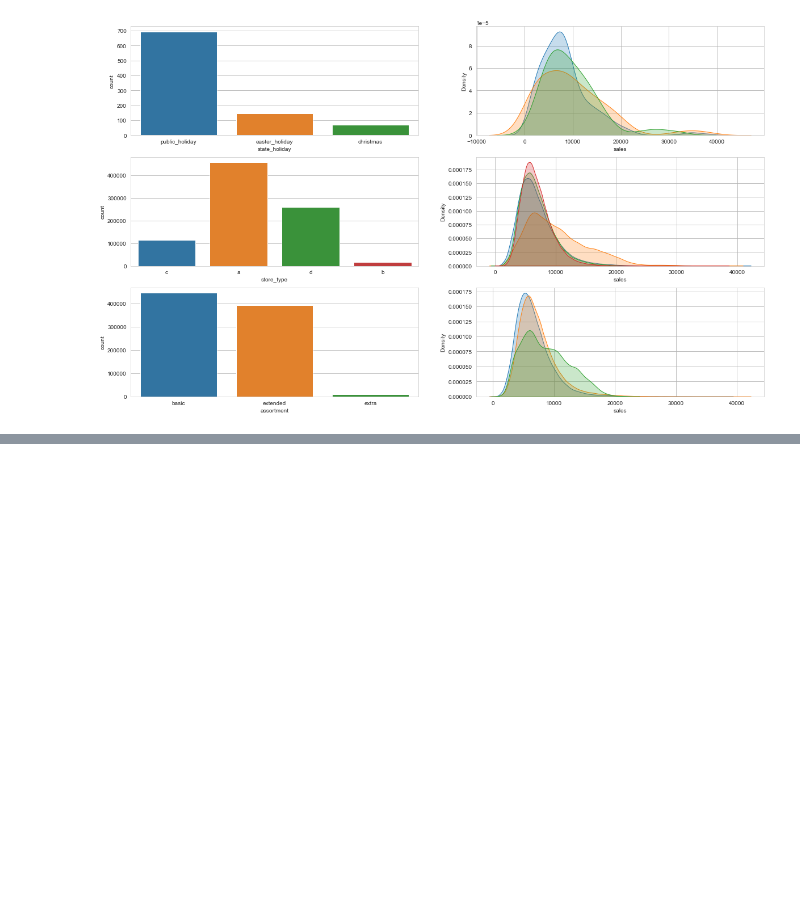
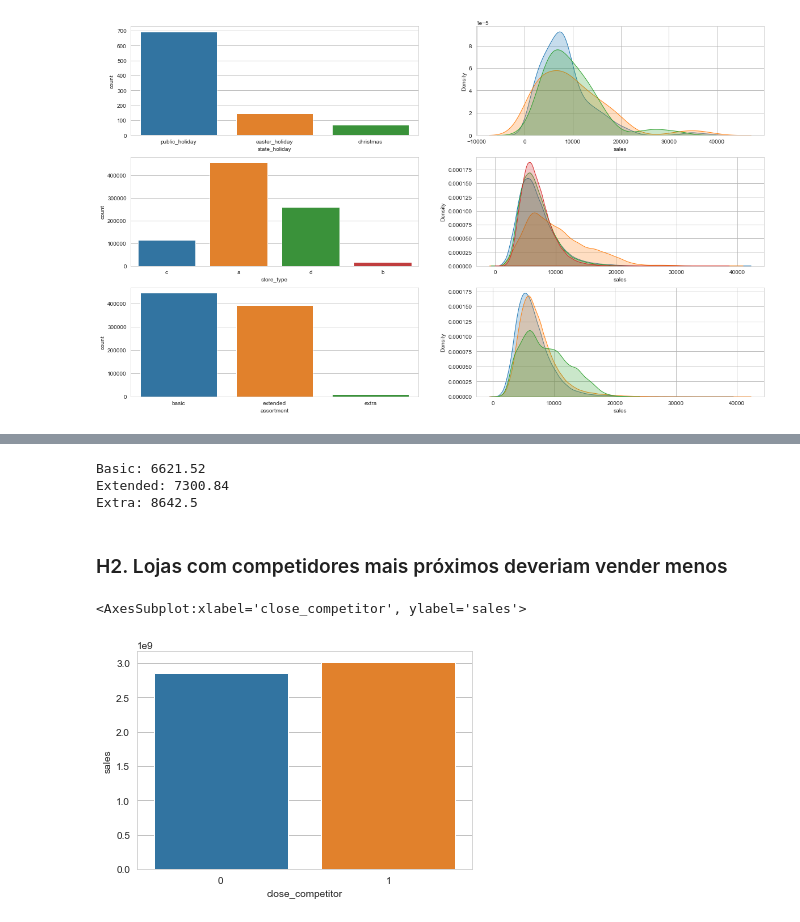
Before and after one commit to vnsouzas/ds-em-producao, a Jupyter notebook: rossman_sales_prediction.ipynb, the cells around one changed output, grey strips where cells are left out. Cells and saved outputs as stored; diff of their text form; code cells hidden in the pictures; blank space fills up the shorter version.

```diff
--- a/rossman_sales_prediction.ipynb
+++ b/rossman_sales_prediction.ipynb
@@ -382,0 +467,23 @@ sns.kdeplot(data=df3)
+# %%
+#print(df3['assortment'].value_counts()[0],assort_sales['sales'][0] )
+print( f"Basic: {round( assort_sales['sales'][0] / df3['assortment'].value_counts()[0], 2)}")
+
+#print(df3['assortment'].value_counts()[1],assort_sales['sales'][1] )
+print( f"Extended: {round( assort_sales['sales'][1] / df3['assortment'].value_counts()[1], 2)}")
+
+#print(df3['assortment'].value_counts()[2],assort_sales['sales'][2] )
+print( f"Extra: {round( assort_sales['sales'][2] / df3['assortment'].value_counts()[2], 2 )}")
+# %% [output]
+Basic: 6621.52
+Extended: 7300.84
+Extra: 8642.5
+# %% [markdown]
+### H2. Lojas com competidores mais próximos deveriam vender menos
+# %%
+cd_median = df3['competition_distance'].median()
+df3['close_competitor'] = df3['competition_distance'].apply(lambda x: 1 if x <= cd_median else 0)
+cc_sales = df3[['sales', 'close_competitor']].groupby('close_competitor').sum().reset_index()
+sns.barplot(data=cc_sales, x='close_competitor', y='sales')
+# %% [output]
+<AxesSubplot:xlabel='close_competitor', ylabel='sales'>
+[figure, added]
```
Also changed, not shown: parts of 17 cells of this notebook.
